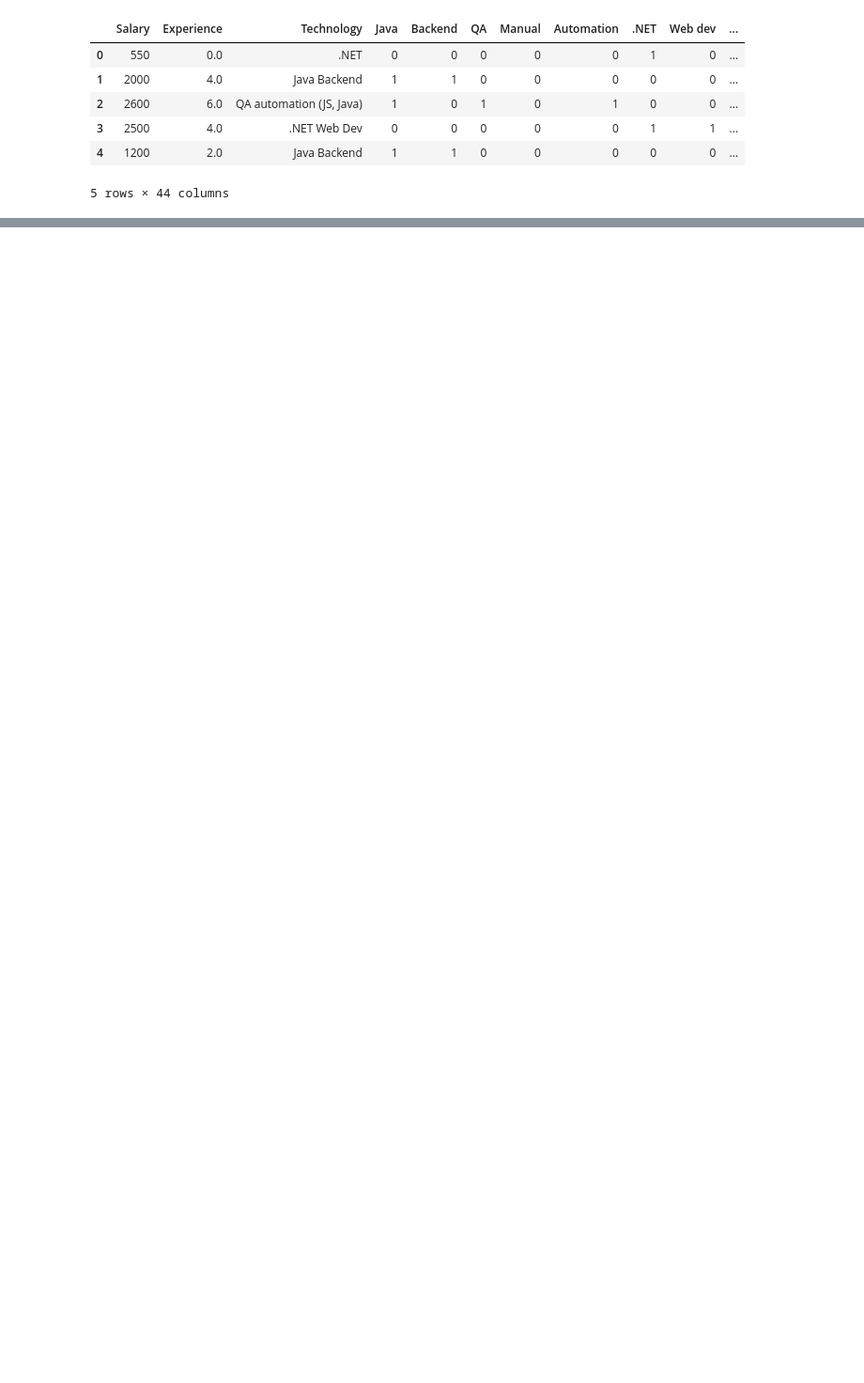
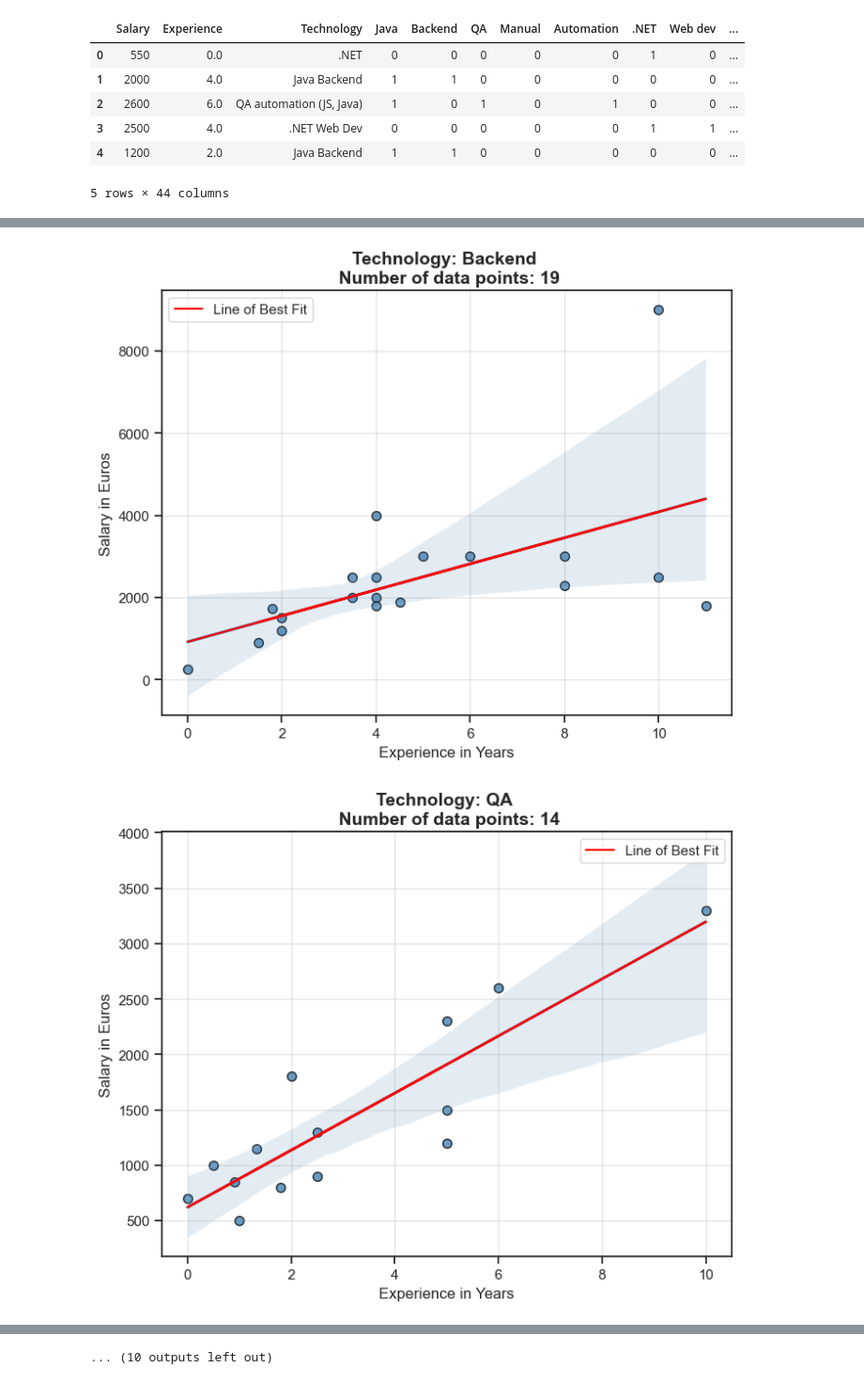
Before and after one commit to HunorTotBagi/reddit-plate-thread-vol-5-analysis, a Jupyter notebook: code.ipynb, the cells around one changed output, grey strips where cells are left out. Shown at 94% size. Saved outputs shown, nothing was run; the diff lists cells and outputs as text; code cells hidden in the pictures; blank space fills up the shorter version.

Commit message:
Added count for number of data points, slight modification to the plots

```diff
--- a/code.ipynb
+++ b/code.ipynb
@@ -40,6 +25,0 @@ def ploting(pdf, data_frame, kolona):
-# %%
-column_names = df.columns.tolist()
-for kolona in column_names[3:]:
-    ploting(pdf, subset(kolona), kolona)
-
-pdf.close()
@@ -59,0 +26,40 @@ pdf.close()
+# %%
+pdf = PdfPages('generated_images.pdf')
+
+def ploting(pdf, data_frame, kolona, dictionary):
+    x = data_frame['Experience']
+    y = data_frame['Salary']
+    slope, intercept = np.polyfit(x, y, 1)
+
+    plt.figure(figsize=(8, 6))
+    sns.set(style='ticks', palette='colorblind')
+    sns.regplot(x=x, y=y, color='steelblue', scatter_kws={'s': 50, 'marker': 'o', 'edgecolor': 'black'})
+    plt.plot(x, slope * x + intercept, color='red', label='Line of Best Fit')
+
+    plt.xlabel('Experience in Years', fontsize=12)
+    plt.ylabel('Salary in Euros', fontsize=12)
+    plt.title(f'Technology: {kolona} \n Number of data points: {dictionary[kolona]}', fontsize=14, fontweight='bold')
+
+    plt.legend()
+    plt.grid(True, alpha=0.5)
+    pdf.savefig()
+
+    plt.show()
+    plt.close()
+# %%
+column_names = df.columns.tolist()
+final_col_names = column_names[3:]
+
+my_dict = {}
+for column in final_col_names:
+    my_dict[column] = sum(1 for value in df[column] if value == 1)
+
+sorted_dict = dict(sorted(my_dict.items(), key=lambda x: x[1], reverse=True))
+# %%
+for key in list(sorted_dict.keys()):
+    ploting(pdf, subset(key), key, sorted_dict)
+
+pdf.close()
+# %% [output]
+[figure, added]
+[figure, added]
@@ -59,0 +76 @@ pdf.close()
+... (10 outputs left out)
```
Also changed, not shown: parts of 4 cells of this notebook, 1 other file.
